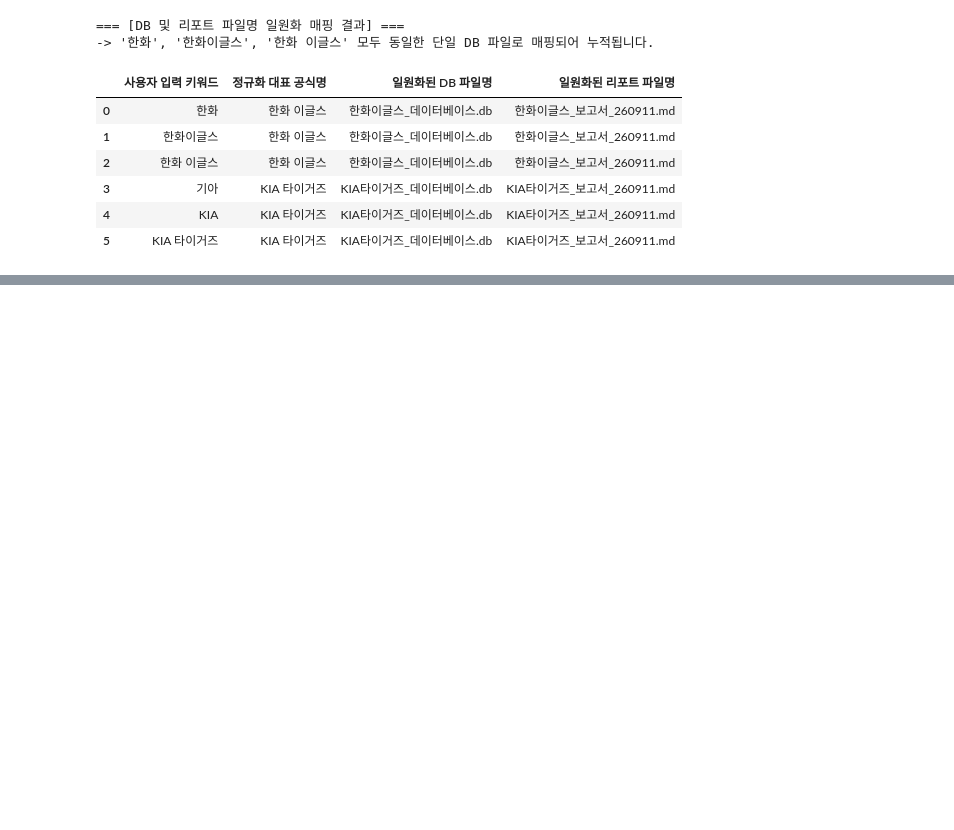
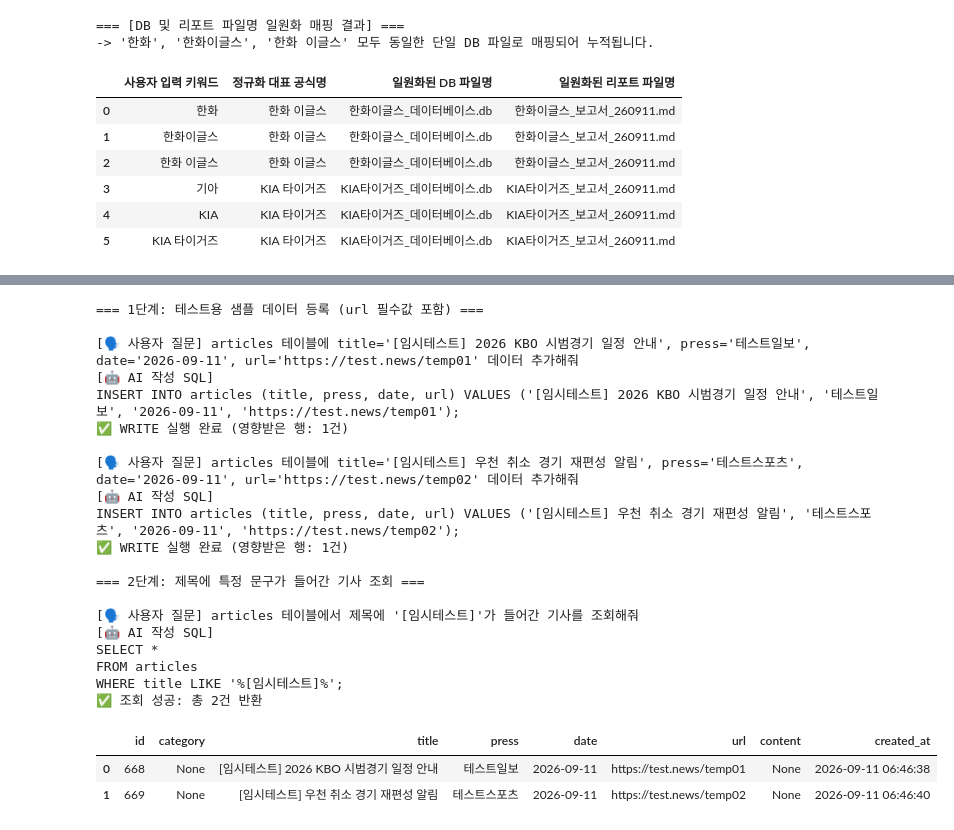
Before and after one commit to algethi97/baseball_AI-breifing_project, a Jupyter notebook: test.ipynb, the cells around one changed output, grey strips where cells are left out. Cells and saved outputs as stored; diff of their text form; code cells hidden in the pictures; blank space fills up the shorter version.

```diff
--- a/test.ipynb
+++ b/test.ipynb
@@ -705,0 +1079,43 @@ df_db_map
+# %%
+# [테스트 5-A] 1단계: 테스트용 샘플 기사 등록 (url 필수 컬럼 포함) + 2단계: 특정 문구 기사 조회
+
+# 5-1. 안전한 실습을 위한 테스트용 샘플 기사 등록 (INSERT)
+print("=== 1단계: 테스트용 샘플 데이터 등록 (url 필수값 포함) ===")
+ask_ai_db(
+    "articles 테이블에 title='[임시테스트] 2026 KBO 시범경기 일정 안내', press='테스트일보', date='2026-09-11', url='https://test.news/temp01' 데이터 추가해줘",
+    engine, client
+)
+ask_ai_db(
+    "articles 테이블에 title='[임시테스트] 우천 취소 경기 재편성 알림', press='테스트스포츠', date='2026-09-11', url='https://test.news/temp02' 데이터 추가해줘",
+    engine, client
+)
+
+# 5-2. 제목에 특정 문구('[임시테스트]')가 포함된 기사 조회 (SELECT)
+print("\n=== 2단계: 제목에 특정 문구가 들어간 기사 조회 ===")
+df_target = ask_ai_db("articles 테이블에서 제목에 '[임시테스트]'가 들어간 기사를 조회해줘", engine, client)
+if isinstance(df_target, pd.DataFrame):
+    display(df_target)
+# %% [output]
+=== 1단계: 테스트용 샘플 데이터 등록 (url 필수값 포함) ===
+
+[🗣️ 사용자 질문] articles 테이블에 title='[임시테스트] 2026 KBO 시범경기 일정 안내', press='테스트일보', date='2026-09-11', url='https://test.news/temp01' 데이터 추가해줘
+[🤖 AI 작성 SQL]
+INSERT INTO articles (title, press, date, url) VALUES ('[임시테스트] 2026 KBO 시범경기 일정 안내', '테스트일보', '2026-09-11', 'https://test.news/temp01');
+✅ WRITE 실행 완료 (영향받은 행: 1건)
+
+[🗣️ 사용자 질문] articles 테이블에 title='[임시테스트] 우천 취소 경기 재편성 알림', press='테스트스포츠', date='2026-09-11', url='https://test.news/temp02' 데이터 추가해줘
+[🤖 AI 작성 SQL]
+INSERT INTO articles (title, press, date, url) VALUES ('[임시테스트] 우천 취소 경기 재편성 알림', '테스트스포츠', '2026-09-11', 'https://test.news/temp02');
+✅ WRITE 실행 완료 (영향받은 행: 1건)
+
+=== 2단계: 제목에 특정 문구가 들어간 기사 조회 ===
+
+[🗣️ 사용자 질문] articles 테이블에서 제목에 '[임시테스트]'가 들어간 기사를 조회해줘
+[🤖 AI 작성 SQL]
+SELECT *
+FROM articles
+WHERE title LIKE '%[임시테스트]%';
+✅ 조회 성공: 총 2건 반환
+|  | id | category | title | press | date | url | content | created_at |
+| 0 | 668 | None | [임시테스트] 2026 KBO 시범경기 일정 안내 | 테스트일보 | 2026-09-11 | https://test.news/temp01 | None | 2026-09-11 06:46:38 |
+| 1 | 669 | None | [임시테스트] 우천 취소 경기 재편성 알림 | 테스트스포츠 | 2026-09-11 | https://test.news/temp02 | None | 2026-09-11 06:46:40 |
```
Also changed, not shown: parts of 26 cells of this notebook.
